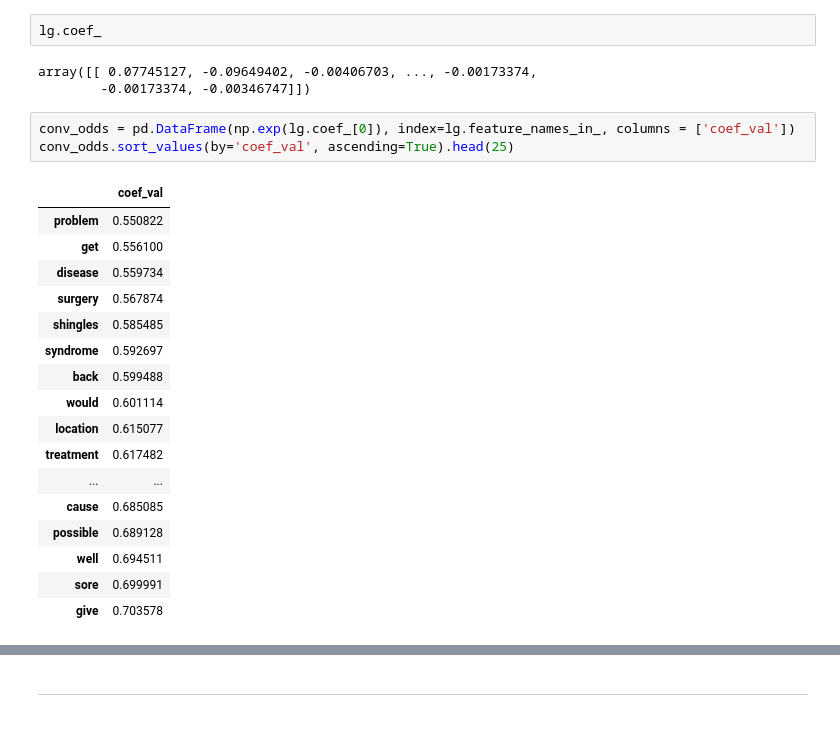
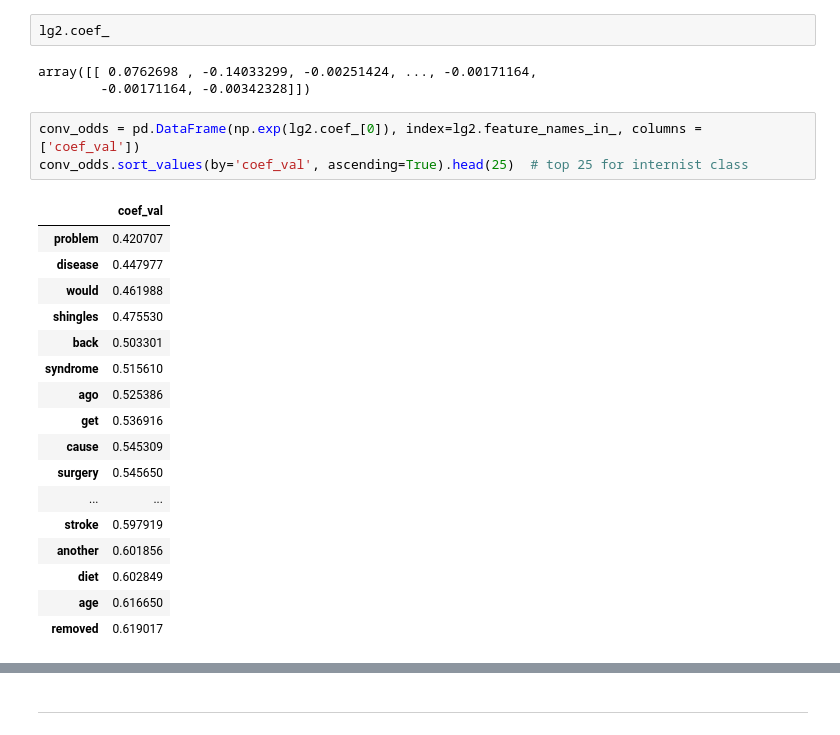
Before and after one commit to emilygama/Binary-Classification-NLP-Patient-Questions, a Jupyter notebook: code/Modeling-and-Evaluation.ipynb, the cells around one changed output, grey strips where cells are left out. Drawn from its saved outputs; the diff is of its cells as text.

```diff
--- a/code/Modeling-and-Evaluation.ipynb
+++ b/code/Modeling-and-Evaluation.ipynb
@@ -48,26 +89,26 @@ LogisticRegression()
 # %%
-lg.coef_
+lg2.coef_
 # %% [output]
-array([[ 0.07745127, -0.09649402, -0.00406703, ..., -0.00173374,
-        -0.00173374, -0.00346747]])
+array([[ 0.0762698 , -0.14033299, -0.00251424, ..., -0.00171164,
+        -0.00171164, -0.00342328]])
 # %%
-conv_odds = pd.DataFrame(np.exp(lg.coef_[0]), index=lg.feature_names_in_, columns = ['coef_val'])
-conv_odds.sort_values(by='coef_val', ascending=True).head(25)
+conv_odds = pd.DataFrame(np.exp(lg2.coef_[0]), index=lg2.feature_names_in_, columns = ['coef_val'])
+conv_odds.sort_values(by='coef_val', ascending=True).head(25)  # top 25 for internist class
 # %% [output]
 |  | coef_val |
-| problem | 0.550822 |
-| get | 0.556100 |
-| disease | 0.559734 |
-| surgery | 0.567874 |
-| shingles | 0.585485 |
-| syndrome | 0.592697 |
-| back | 0.599488 |
-| would | 0.601114 |
-| location | 0.615077 |
-| treatment | 0.617482 |
+| problem | 0.420707 |
+| disease | 0.447977 |
+| would | 0.461988 |
+| shingles | 0.475530 |
+| back | 0.503301 |
+| syndrome | 0.515610 |
+| ago | 0.525386 |
+| get | 0.536916 |
+| cause | 0.545309 |
+| surgery | 0.545650 |
 | ... | ... |
-| cause | 0.685085 |
-| possible | 0.689128 |
-| well | 0.694511 |
-| sore | 0.699991 |
-| give | 0.703578 |
+| stroke | 0.597919 |
+| another | 0.601856 |
+| diet | 0.602849 |
+| age | 0.616650 |
+| removed | 0.619017 |
```
Also changed, not shown: parts of 75 cells of this notebook, 2 other files.
